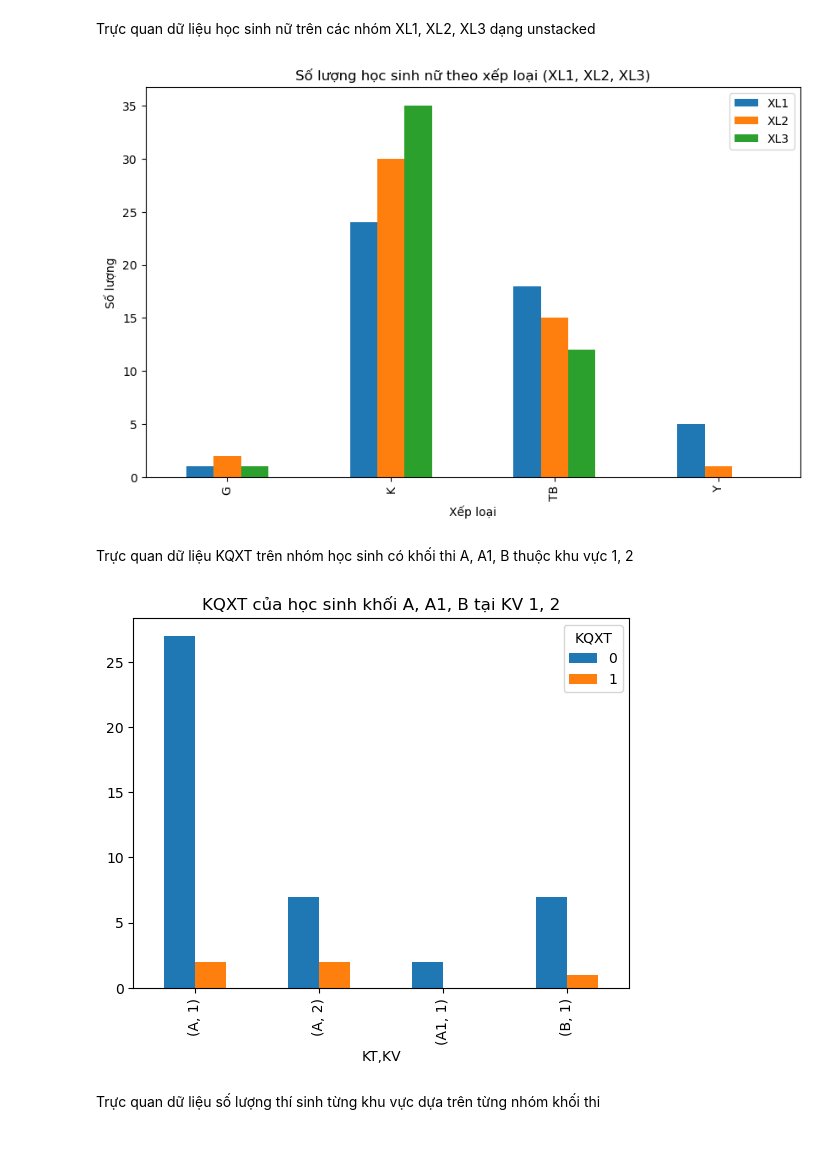
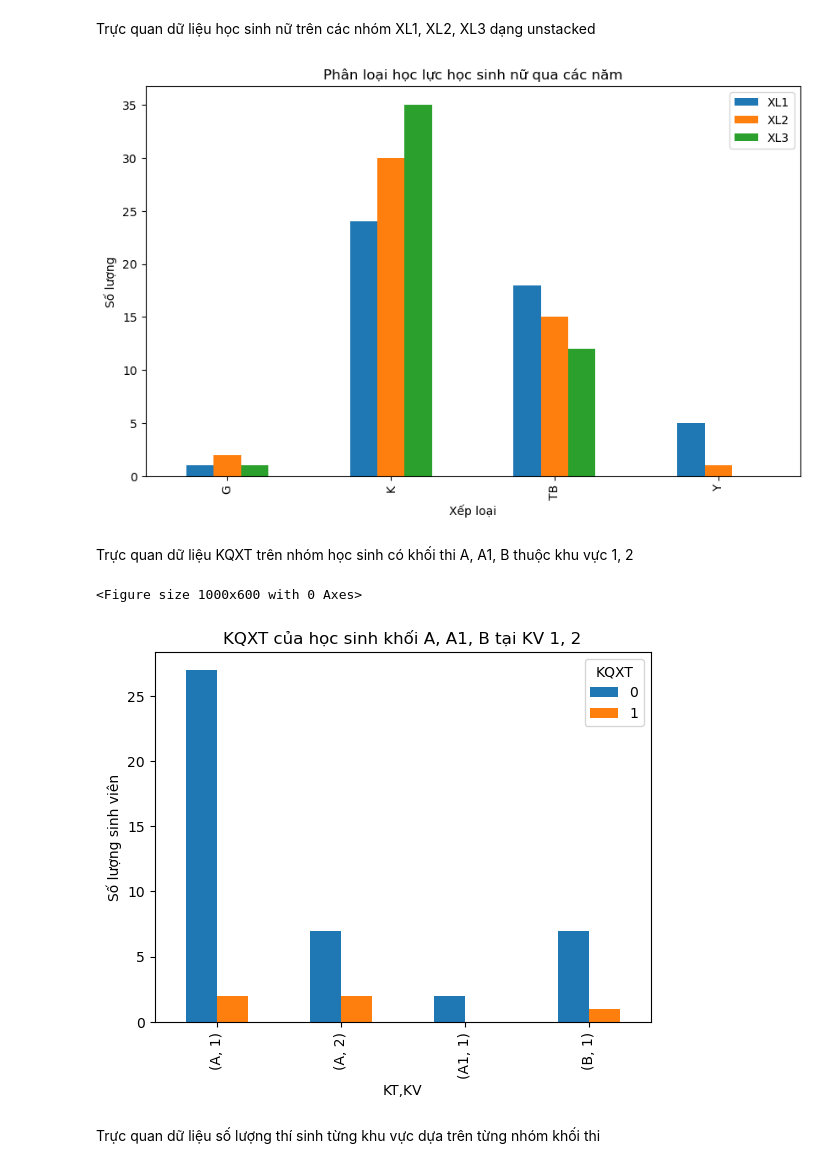
Before and after one commit to XunNam/TA-NM_PTDL_HS, a Jupyter notebook: Tuần 2/TH02.ipynb, the cells around one changed output. Cells and saved outputs as stored; diff of their text form; code cells hidden in the pictures.

```diff
--- a/Tuần 2/TH02.ipynb
+++ b/Tuần 2/TH02.ipynb
@@ -139,6 +139,20 @@ F      48        48.0
 # %% [markdown]
 Hãy trình bày dữ liệu lần lượt các biến: US_TBM1, US_TBM2 và US_TBM3
 # %%
+# 1. Tạo các biến TBM1, TBM2, TBM3 (nếu chưa có)
+# Công thức Lab 1: (Toán*2 + Văn*2 + các môn khác) / 10
+df['TBM1'] = (df['T1']*2 + df['L1'] + df['H1'] + df['S1'] + df['V1']*2 + df['X1'] + df['D1'] + df['N1']) / 10
+df['TBM2'] = (df['T2']*2 + df['L2'] + df['H2'] + df['S2'] + df['V2']*2 + df['X2'] + df['D2'] + df['N2']) / 10
+df['TBM3'] = (df['T6']*2 + df['L6'] + df['H6'] + df['S6'] + df['V6']*2 + df['X6'] + df['D6'] + df['N6']) / 10
+
+# 2. Tạo các biến US_TBM1, US_TBM2, US_TBM3
+# Chuyển đổi từ thang điểm 10 sang thang điểm 4 (Min-Max Normalization: X_new = X * 0.4)
+df['US_TBM1'] = df['TBM1'] * 0.4
+df['US_TBM2'] = df['TBM2'] * 0.4
+df['US_TBM3'] = df['TBM3'] * 0.4
+
+
+print("--- Thống kê mô tả ---")
 print(df[['US_TBM1', 'US_TBM2', 'US_TBM3']].describe())
 
 df[['US_TBM1', 'US_TBM2', 'US_TBM3']].hist(figsize=(10, 5))
@@ -181,30 +199,78 @@ STT
 # %% [markdown]
 Trực quan dữ liệu học sinh nữ trên các nhóm XL1, XL2, XL3 dạng unstacked
 # %%
+
+def xep_loai(tbm):
+    if tbm < 5.0: return 'Y'
+    elif tbm < 6.5: return 'TB'
+    elif tbm < 8.0: return 'K'
+    elif tbm < 9.0: return 'G'
+    else: return 'XS'
+
+map_suffix = {1: '1', 2: '2', 3: '6'}
+
+for i in range(1, 4):
+    suffix = map_suffix[i]
+    # Tính điểm trung bình môn (Toán, Văn hệ số 2)
+    df[f'TBM{i}'] = (df[f'T{suffix}']*2 + df[f'L{suffix}'] + df[f'H{suffix}'] + df[f'S{suffix}'] +
+                     df[f'V{suffix}']*2 + df[f'X{suffix}'] + df[f'D{suffix}'] + df[f'N{suffix}']) / 10
+
+    # Áp dụng hàm xếp loại để tạo cột XL
+    df[f'XL{i}'] = df[f'TBM{i}'].apply(xep_loai)
+
 df_female = df[df['GT'] == 'F']
+
 # Gom nhóm và đếm số lượng
 df_female_xl = df_female[['XL1', 'XL2', 'XL3']].apply(pd.Series.value_counts)
 
 # Vẽ biểu đồ
 df_female_xl.plot.bar(stacked=False, figsize=(10, 6))
-plt.title("Số lượng học sinh nữ theo xếp loại (XL1, XL2, XL3)")
+plt.xlabel("Xếp loại")
 plt.ylabel("Số lượng")
-plt.xlabel("Xếp loại")
+plt.title("Phân loại học lực học sinh nữ qua các năm")
 plt.show()
 # %% [output]
-[figure, old version]
+[figure, new version]
 # %% [markdown]
  Trực quan dữ liệu KQXT trên nhóm học sinh có khối thi A, A1, B thuộc khu vực 1, 2
 # %%
+
+def xac_dinh_kqxt(row):
+    # Tính điểm tổng kết dựa trên khối thi
+    if row['KT'] in ['A', 'A1']:
+        diem = (row['DH1']*2 + row['DH2'] + row['DH3']) / 4
+    elif row['KT'] == 'B':
+        diem = (row['DH1'] + row['DH2']*2 + row['DH3']) / 4
+    else:
+        diem = (row['DH1'] + row['DH2'] + row['DH3']) / 3
+
+    # Xác định Đậu (1) hoặc Rớt (0)
+    return 1 if diem >= 5.0 else 0
+
+# Áp dụng hàm để tạo cột KQXT
+df['KQXT'] = df.apply(xac_dinh_kqxt, axis=1)
+# -------------------------------------------------------
+
+# 2. Lọc dữ liệu theo yêu cầu: Khối A, A1, B và Khu vực 1, 2
+df['KV'] = df['KV'].astype(str)
+
 cond_kv = df['KV'].isin(['1', '2'])
 cond_kt = df['KT'].isin(['A', 'A1', 'B'])
+
 df_filtered = df[cond_kv & cond_kt]
 
+# 3. Vẽ biểu đồ
+
+plt.figure(figsize=(10, 6))
+
 df_filtered.groupby(['KT', 'KV', 'KQXT'])['GT'].count().unstack().plot.bar(stacked=False)
+
 plt.title("KQXT của học sinh khối A, A1, B tại KV 1, 2")
+plt.ylabel("Số lượng sinh viên")
 plt.show()
 # %% [output]
+<Figure size 1000x600 with 0 Axes>
-[figure, old version]
+[figure, new version]
 # %% [markdown]
 Trực quan dữ liệu số lượng thí sinh từng khu vực dựa trên từng nhóm khối thi
 # %%
```
Also changed, not shown: parts of 9 cells of this notebook, 1 other file.
